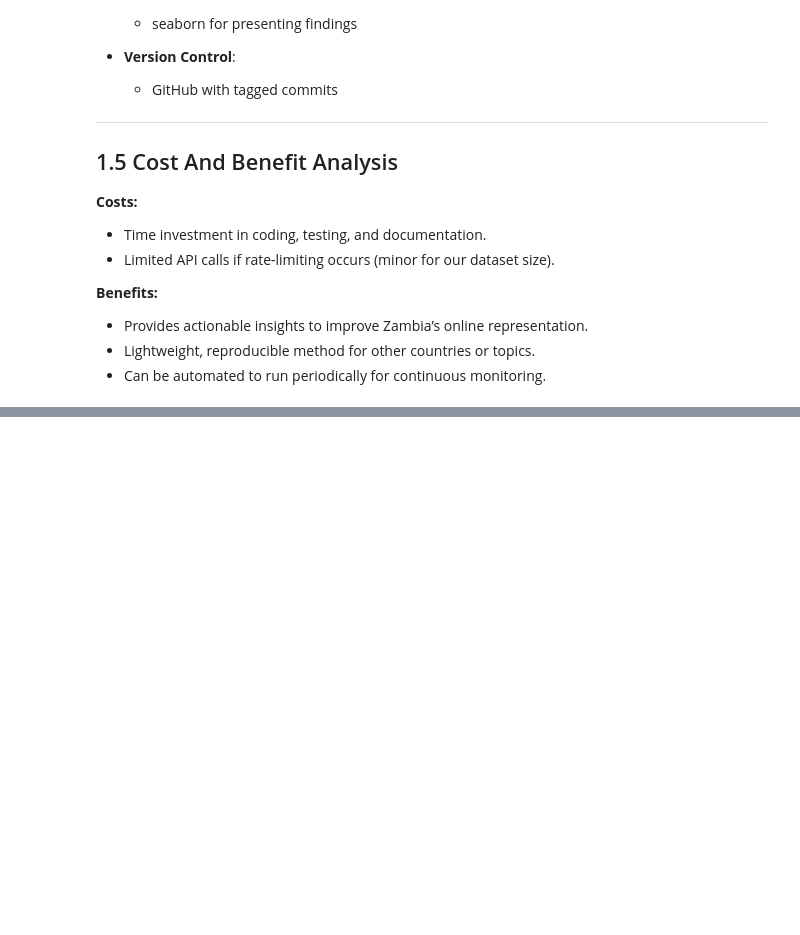
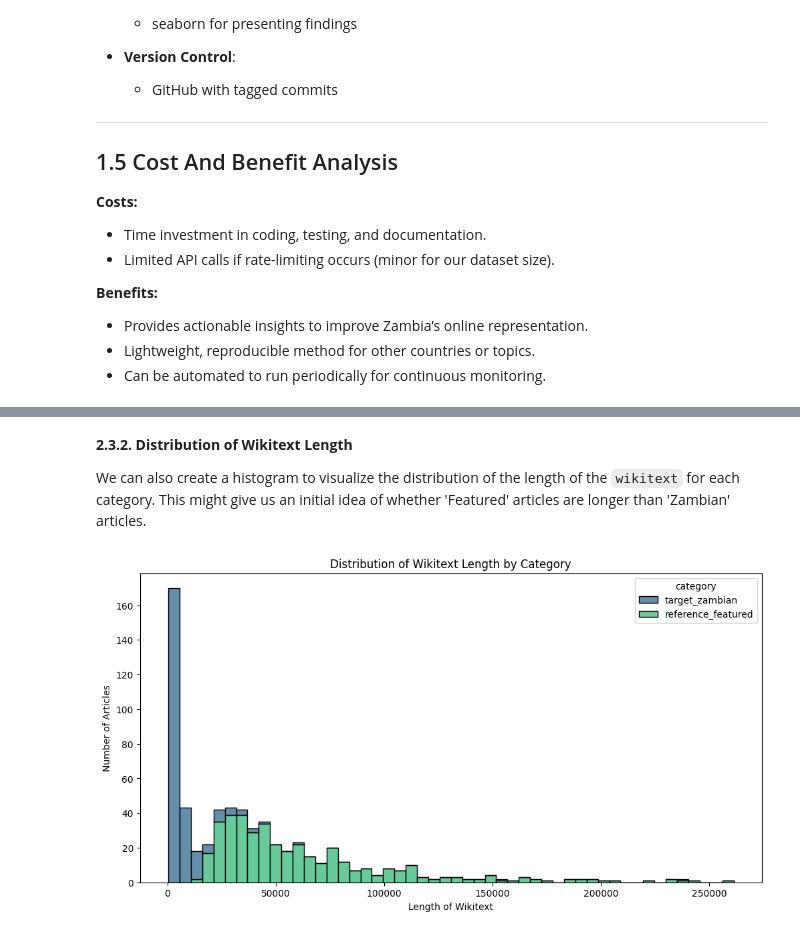
Before and after one commit to MaetrixTraey/code-unza25-csc4792-project_team_6-repository-for-Project-Team-6, a Jupyter notebook: code_unza25_csc4792_project_team_6_notebook.ipynb, the cells around one changed output, grey strips where cells are left out. Drawn from its saved outputs; the diff is of its cells as text; code cells hidden in the pictures; blank space fills up the shorter version.

```diff
--- a/code_unza25_csc4792_project_team_6_notebook.ipynb
+++ b/code_unza25_csc4792_project_team_6_notebook.ipynb
@@ -885,0 +410,16 @@ This data preparation approach ensures that we have a clean, structured dataset
+# %% [markdown]
+**2.3.2. Distribution of Wikitext Length**
+
+We can also create a histogram to visualize the distribution of the length of the `wikitext` for each category. This might give us an initial idea of whether 'Featured' articles are longer than 'Zambian' articles.
+# %%
+if 'combined_df' in locals():
+    combined_df['wikitext_length'] = combined_df['wikitext'].str.len()
+
+    plt.figure(figsize=(12, 6))
+    sns.histplot(data=combined_df, x='wikitext_length', hue='category', multiple='stack', bins=50, palette='viridis')
+    plt.title('Distribution of Wikitext Length by Category')
+    plt.xlabel('Length of Wikitext')
+    plt.ylabel('Number of Articles')
+    plt.show()
+# %% [output]
+[figure, added]
```
Also changed, not shown: parts of 104 cells of this notebook.
